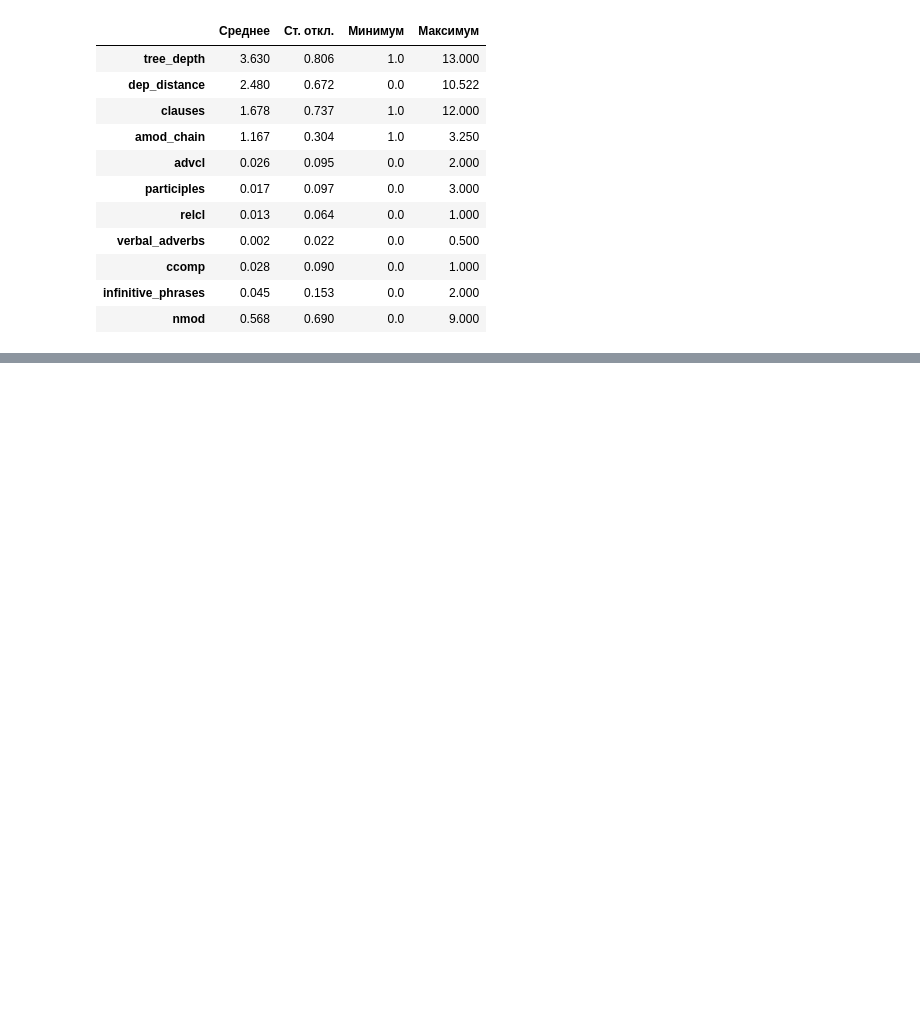
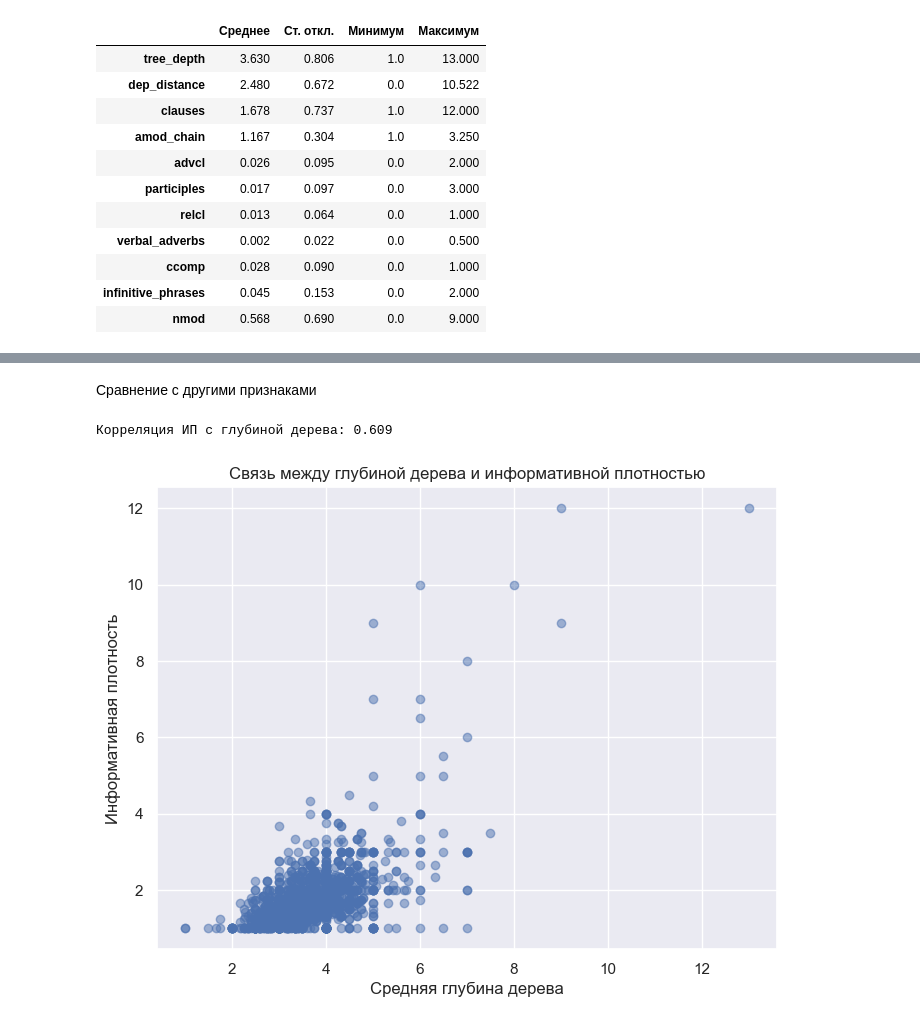
Before and after one commit to Marina-Mokina/postcard-syntax-analysis, a Jupyter notebook: notebooks/02_analysis.ipynb, the cells around one changed output, grey strips where cells are left out. Drawn from its saved outputs; the diff is of its cells as text; code cells hidden in the pictures; blank space fills up the shorter version.

Commit message:
add index

```diff
--- a/notebooks/02_analysis.ipynb
+++ b/notebooks/02_analysis.ipynb
@@ -36,0 +70,16 @@ stats
+# %%
+def complexity_level(x):
+    if x < 1.5:
+        return 'Очень низкий (1.0–1.5)'
+    elif x < 2.5:
+        return 'Низкий (1.5–2.5)'
+    elif x < 4.0:
+        return 'Средний (2.5–4.0)'
+    elif x < 6.0:
+        return 'Высокий (4.0–6.0)'
+    else:
+        return 'Очень высокий (>6.0)'
+
+df['level'] = df['info_density_mean'].apply(complexity_level)
+
+df['level'].value_counts().sort_index()
@@ -36,0 +122,15 @@ stats
+# %% [markdown]
+Сравнение с другими признаками
+# %%
+corr = df['info_density_mean'].corr(df['tree_depth_mean'])
+print(f"Корреляция ИП с глубиной дерева: {corr:.3f}")
+
+plt.figure(figsize=(8, 6))
+plt.scatter(df['tree_depth_mean'], df['info_density_mean'], alpha=0.5)
+plt.xlabel('Средняя глубина дерева')
+plt.ylabel('Информативная плотность')
+plt.title('Связь между глубиной дерева и информативной плотностью')
+plt.show()
+# %% [output]
+Корреляция ИП с глубиной дерева: 0.609
+[figure, added]
```
Also changed, not shown: parts of 8 cells of this notebook, 4 other files.
